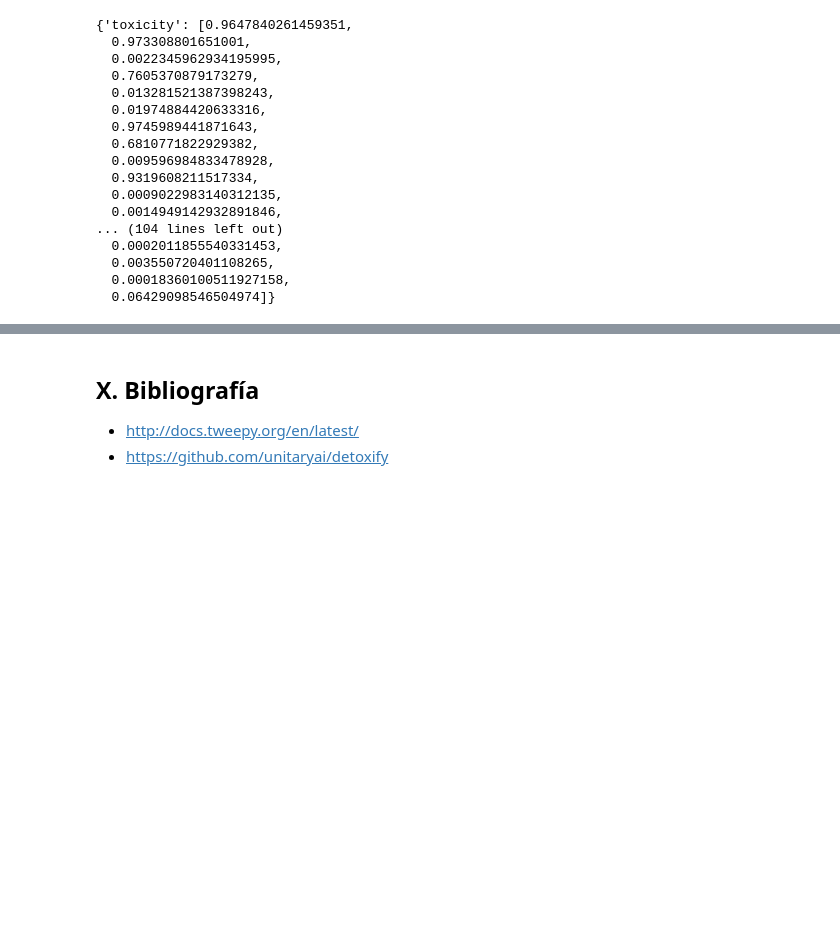
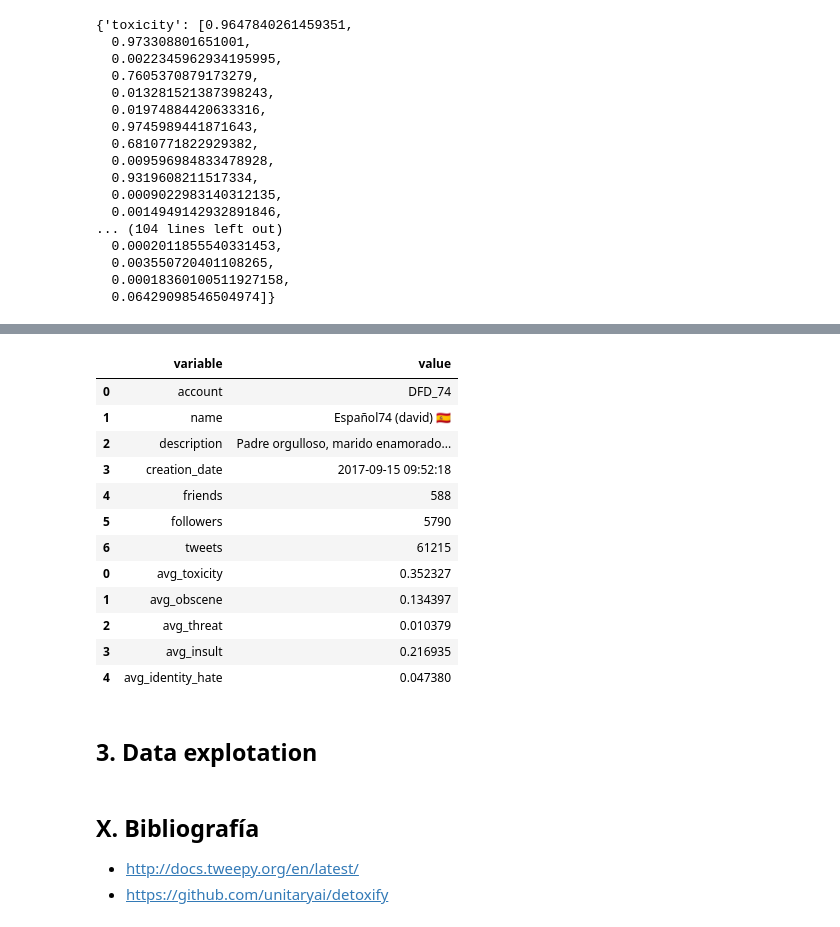
Before and after one commit to gmachinromero/project_robotodio, a Jupyter notebook: 02-twitter-extractor.ipynb, the cells around one changed output, grey strips where cells are left out. Drawn from its saved outputs; the diff is of its cells as text; code cells hidden in the pictures; blank space fills up the shorter version.

```diff
--- a/02-twitter-extractor.ipynb
+++ b/02-twitter-extractor.ipynb
@@ -324,0 +350,15 @@ df.head()
+# %%
+scoring_average = {'variable': ['avg_toxicity',
+                             'avg_obscene',
+                             'avg_threat',
+                             'avg_insult',
+                             'avg_identity_hate'],
+                   'value': [sum(df['toxicity'])/len(df),
+                             sum(df['obscene'])/len(df),
+                             sum(df['threat'])/len(df),
+                             sum(df['insult'])/len(df),
+                             sum(df['identity_hate'])/len(df)]
+                   }
+
+df_average = pd.DataFrame(scoring_average)
+df_average
@@ -325,3 +372,22 @@ df.head()
+# %%
+df = pd.concat([df_account, df_average])
+df
+# %% [output]
+|  | variable | value |
+| 0 | account | DFD_74 |
+| 1 | name | Español74 (david) 🇪🇸 |
+| 2 | description | Padre orgulloso, marido enamorado... |
+| 3 | creation_date | 2017-09-15 09:52:18 |
+| 4 | friends | 588 |
+| 5 | followers | 5790 |
+| 6 | tweets | 61215 |
+| 0 | avg_toxicity | 0.352327 |
+| 1 | avg_obscene | 0.134397 |
+| 2 | avg_threat | 0.010379 |
+| 3 | avg_insult | 0.216935 |
+| 4 | avg_identity_hate | 0.047380 |
+# %% [markdown]
+## 3. Data explotation
 # %% [markdown]
 ## X. Bibliografía
 
```
Also changed, not shown: parts of 8 cells of this notebook.
